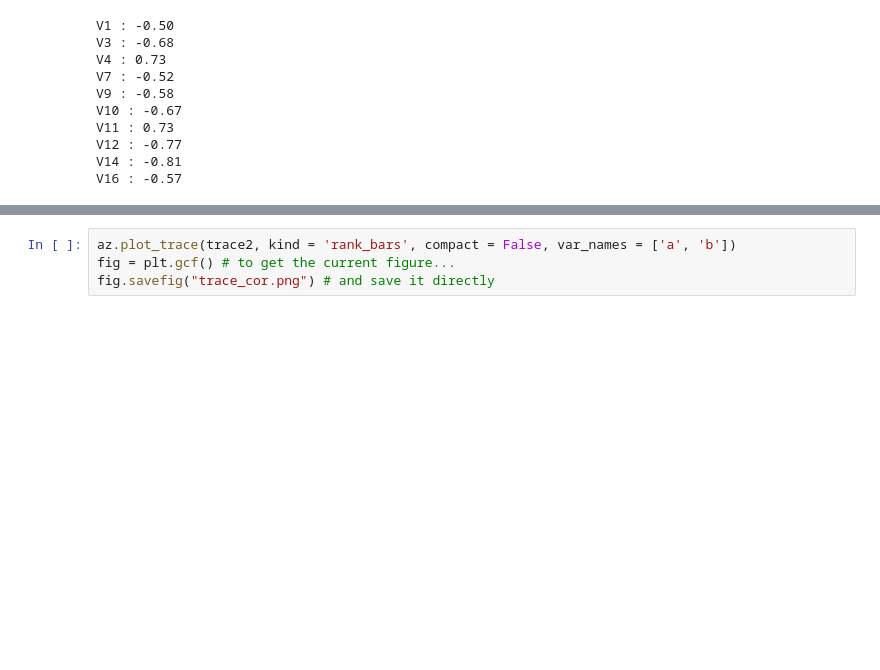
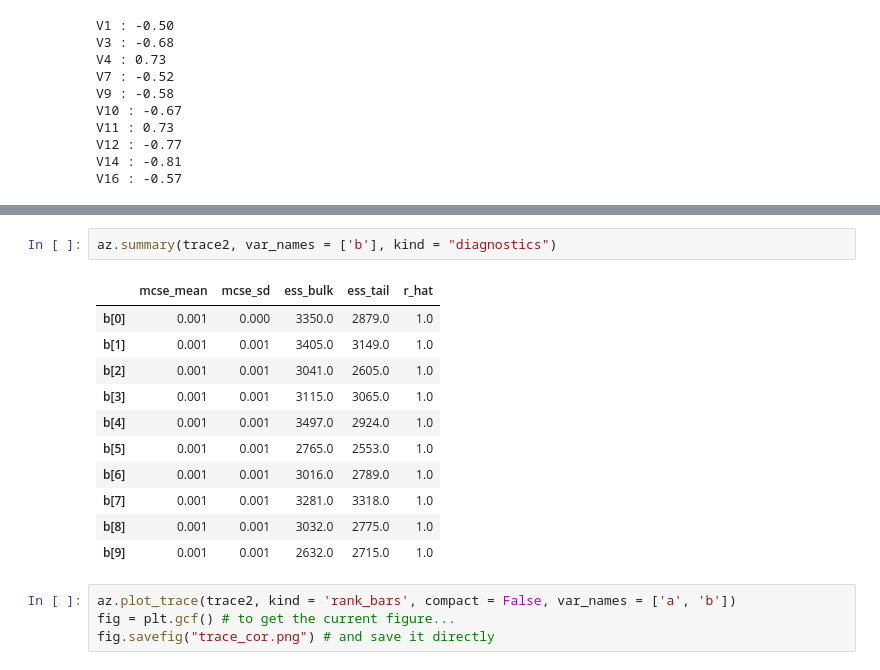
Before and after one commit to achapkim/ds6040_final_credit_card, a Jupyter notebook: model.ipynb, the cells around one changed output, grey strips where cells are left out. Drawn from its saved outputs; the diff is of its cells as text; blank space fills up the shorter version.

```diff
--- a/model.ipynb
+++ b/model.ipynb
@@ -191,3 +209,17 @@ Log Likelihood time =  0:00:08.696621
+# %%
+az.summary(trace2, var_names = ['b'], kind = "diagnostics")
+# %% [output]
+|  | mcse_mean | mcse_sd | ess_bulk | ess_tail | r_hat |
+| b[0] | 0.001 | 0.000 | 3350.0 | 2879.0 | 1.0 |
+| b[1] | 0.001 | 0.001 | 3405.0 | 3149.0 | 1.0 |
+| b[2] | 0.001 | 0.001 | 3041.0 | 2605.0 | 1.0 |
+| b[3] | 0.001 | 0.001 | 3115.0 | 3065.0 | 1.0 |
+| b[4] | 0.001 | 0.001 | 3497.0 | 2924.0 | 1.0 |
+| b[5] | 0.001 | 0.001 | 2765.0 | 2553.0 | 1.0 |
+| b[6] | 0.001 | 0.001 | 3016.0 | 2789.0 | 1.0 |
+| b[7] | 0.001 | 0.001 | 3281.0 | 3318.0 | 1.0 |
+| b[8] | 0.001 | 0.001 | 3032.0 | 2775.0 | 1.0 |
+| b[9] | 0.001 | 0.001 | 2632.0 | 2715.0 | 1.0 |
 # %%
 az.plot_trace(trace2, kind = 'rank_bars', compact = False, var_names = ['a', 'b'])
 fig = plt.gcf() # to get the current figure...
```
Also changed, not shown: parts of 10 cells of this notebook.
